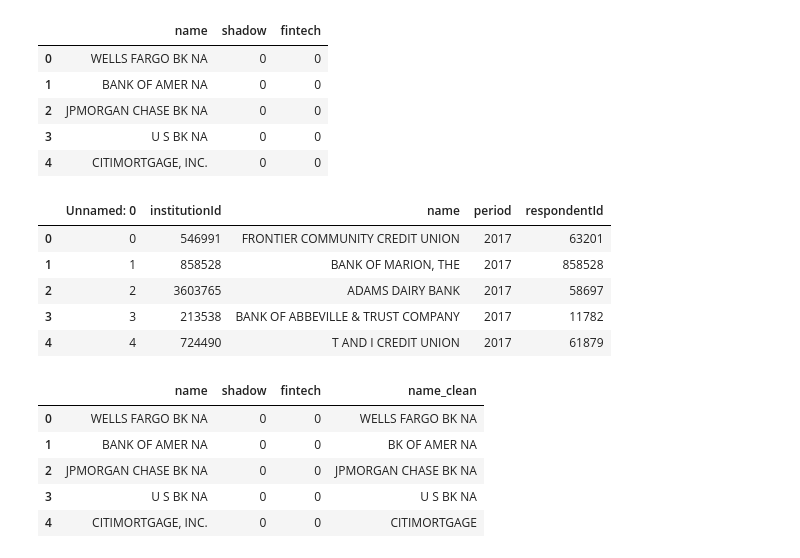
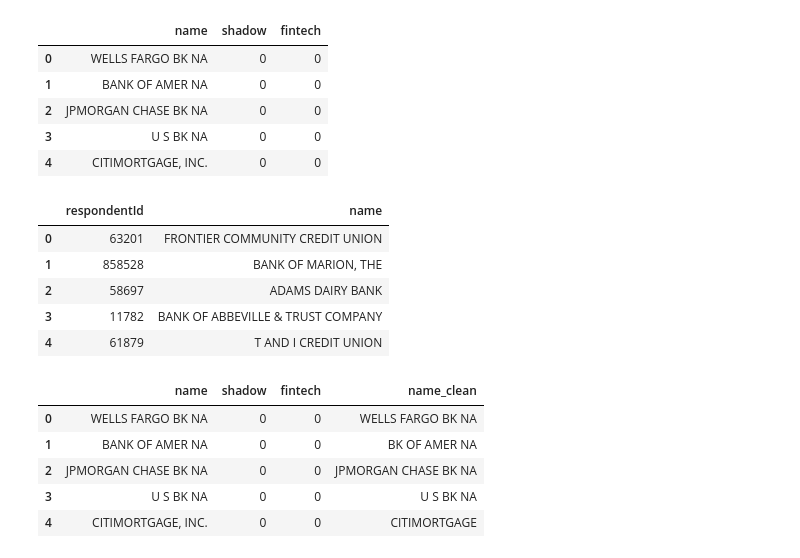
Before and after one commit to yilanzheng/fintech, a Jupyter notebook: Untitled1.ipynb, the cells around one changed output. Cells and saved outputs as stored; diff of their text form; code cells hidden in the pictures.

```diff
--- a/Untitled1.ipynb
+++ b/Untitled1.ipynb
@@ -12,13 +12,13 @@ df_shadow.head()
 | 3 | U S BK NA | 0 | 0 |
 | 4 | CITIMORTGAGE, INC. | 0 | 0 |
 # %%
-df17=pd.read_csv("/Users/catherine/Desktop/sb/2017new.csv")
+df17=pd.read_excel("2017new.xlsx")
 df17.head()
 # %% [output]
-|  | Unnamed: 0 | institutionId | name | period | respondentId |
-| 0 | 0 | 546991 | FRONTIER COMMUNITY CREDIT UNION | 2017 | 63201 |
-| 1 | 1 | 858528 | BANK OF MARION, THE | 2017 | 858528 |
-| 2 | 2 | 3603765 | ADAMS DAIRY BANK | 2017 | 58697 |
-| 3 | 3 | 213538 | BANK OF ABBEVILLE & TRUST COMPANY | 2017 | 11782 |
-| 4 | 4 | 724490 | T AND I CREDIT UNION | 2017 | 61879 |
+|  | respondentId | name |
+| 0 | 63201 | FRONTIER COMMUNITY CREDIT UNION |
+| 1 | 858528 | BANK OF MARION, THE |
+| 2 | 58697 | ADAMS DAIRY BANK |
+| 3 | 11782 | BANK OF ABBEVILLE & TRUST COMPANY |
+| 4 | 61879 | T AND I CREDIT UNION |
 # %%
```
Also changed, not shown: parts of 13 cells of this notebook, 7 other files.
